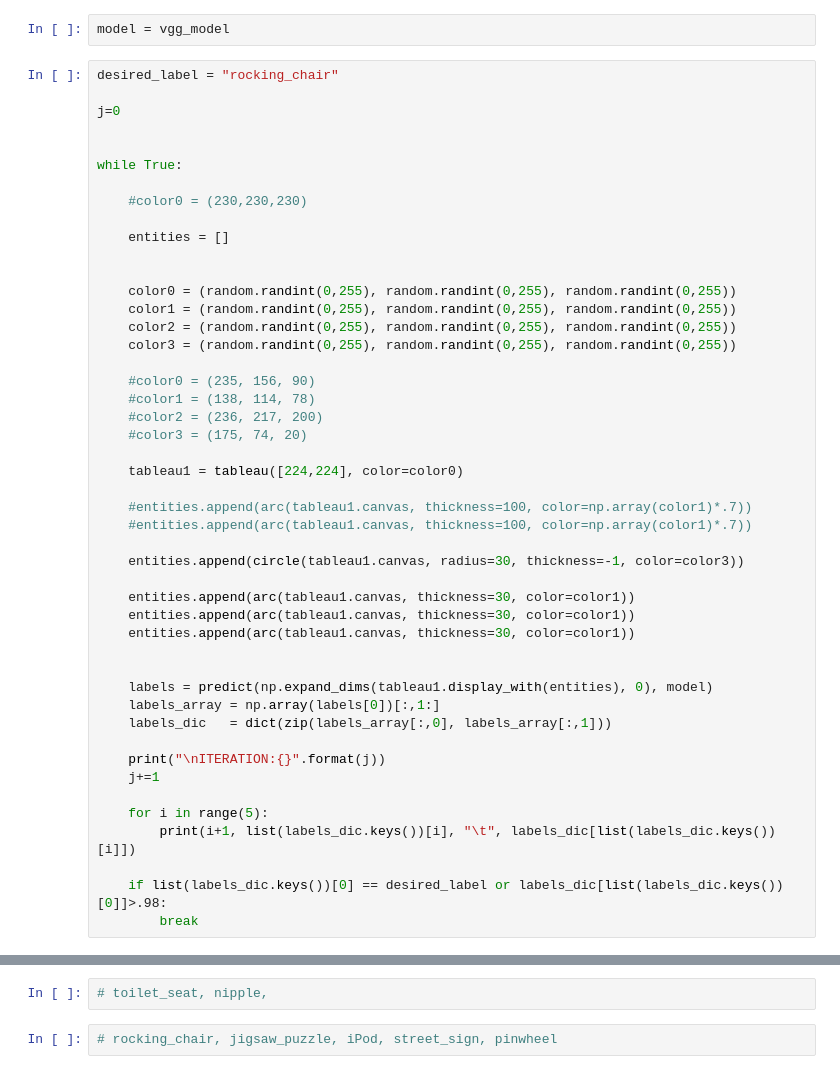
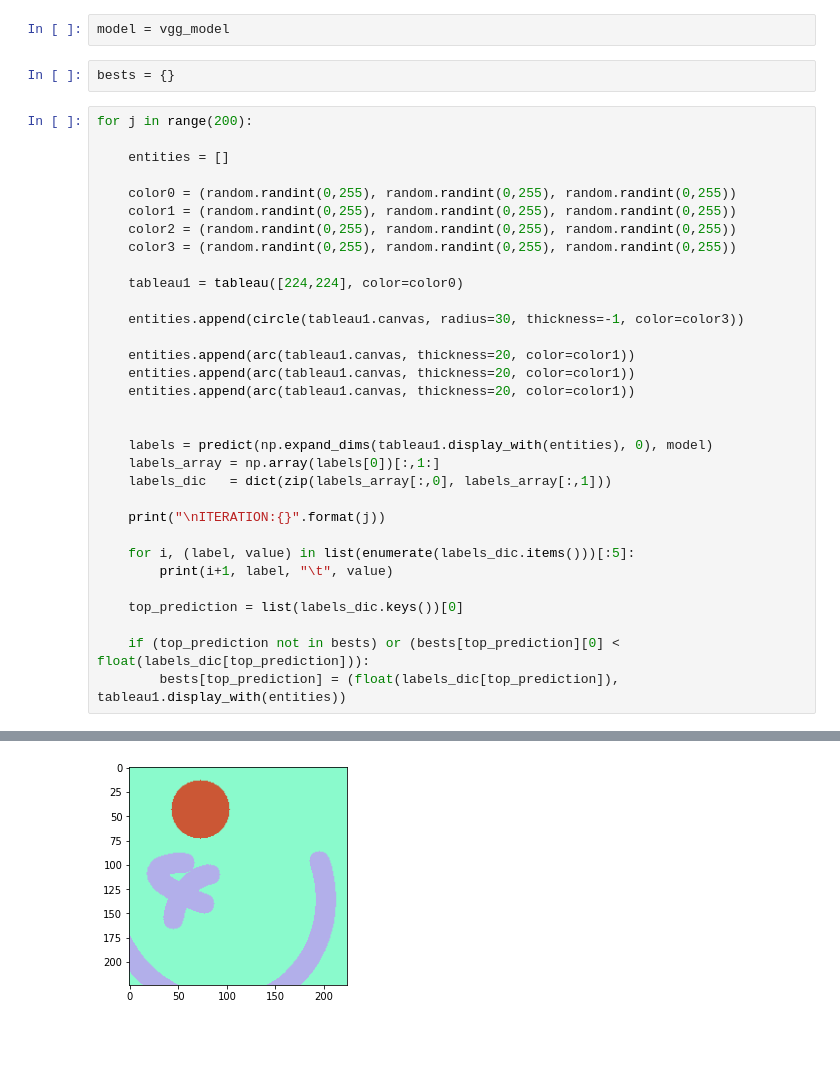
Before and after one commit to cemreefe/ai-painter, a Jupyter notebook: pastrami-test.ipynb, the cells around one changed output, grey strips where cells are left out. Saved outputs shown, nothing was run; the diff lists cells and outputs as text; blank space fills up the shorter version.

```diff
--- a/pastrami-test.ipynb
+++ b/pastrami-test.ipynb
@@ -111,39 +118,25 @@ def get_label_value(canvas, desired_label, model=vgg_model):
         return label
 # %%
 model = vgg_model
+# %%
+bests = {}
 # %%
-desired_label = "rocking_chair"
-
-j=0
-
-
-while True:
-
-    #color0 = (230,230,230)
+for j in range(200):
 
     entities = []
-
 
     color0 = (random.randint(0,255), random.randint(0,255), random.randint(0,255))
     color1 = (random.randint(0,255), random.randint(0,255), random.randint(0,255))
     color2 = (random.randint(0,255), random.randint(0,255), random.randint(0,255))
     color3 = (random.randint(0,255), random.randint(0,255), random.randint(0,255))
 
-    #color0 = (235, 156, 90)
-    #color1 = (138, 114, 78)
-    #color2 = (236, 217, 200)
-    #color3 = (175, 74, 20)
-
     tableau1 = tableau([224,224], color=color0)
-
-    #entities.append(arc(tableau1.canvas, thickness=100, color=np.array(color1)*.7))
-    #entities.append(arc(tableau1.canvas, thickness=100, color=np.array(color1)*.7))
 
     entities.append(circle(tableau1.canvas, radius=30, thickness=-1, color=color3))
 
-    entities.append(arc(tableau1.canvas, thickness=30, color=color1))
-    entities.append(arc(tableau1.canvas, thickness=30, color=color1))
-    entities.append(arc(tableau1.canvas, thickness=30, color=color1))
+    entities.append(arc(tableau1.canvas, thickness=20, color=color1))
+    entities.append(arc(tableau1.canvas, thickness=20, color=color1))
+    entities.append(arc(tableau1.canvas, thickness=20, color=color1))
 
 
     labels = predict(np.expand_dims(tableau1.display_with(entities), 0), model)
@@ -151,10 +144,12 @@ while True:
     labels_dic   = dict(zip(labels_array[:,0], labels_array[:,1]))
 
     print("\nITERATION:{}".format(j))
-    j+=1
 
-    for i in range(5):
-        print(i+1, list(labels_dic.keys())[i], "\t", labels_dic[list(labels_dic.keys())[i]])
+    for i, (label, value) in list(enumerate(labels_dic.items()))[:5]:
+        print(i+1, label, "\t", value)
 
-    if list(labels_dic.keys())[0] == desired_label or labels_dic[list(labels_dic.keys())[0]]>.98:
-        break
+    top_prediction = list(labels_dic.keys())[0]
+
+    if (top_prediction not in bests) or (bests[top_prediction][0] < float(labels_dic[top_prediction])):
+        bests[top_prediction] = (float(labels_dic[top_prediction]), tableau1.display_with(entities))
+# %% [output]
@@ -161,4 +173 @@ while True:
+[figure, added]
-# %%
-# toilet_seat, nipple,
-# %%
-# rocking_chair, jigsaw_puzzle, iPod, street_sign, pinwheel
```
Also changed, not shown: parts of 5 cells of this notebook, 57 other files.
